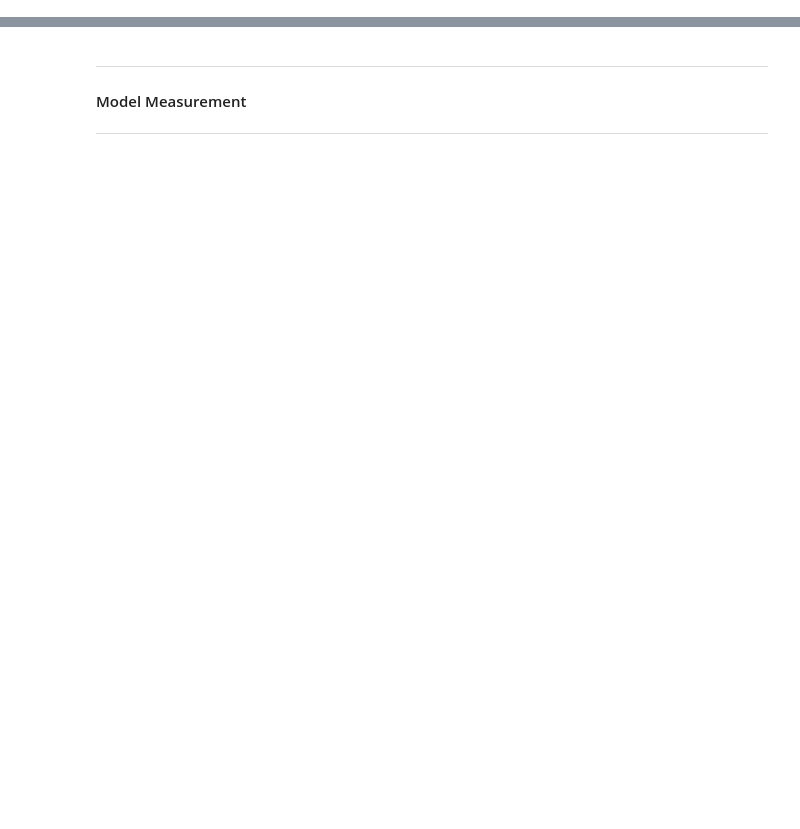
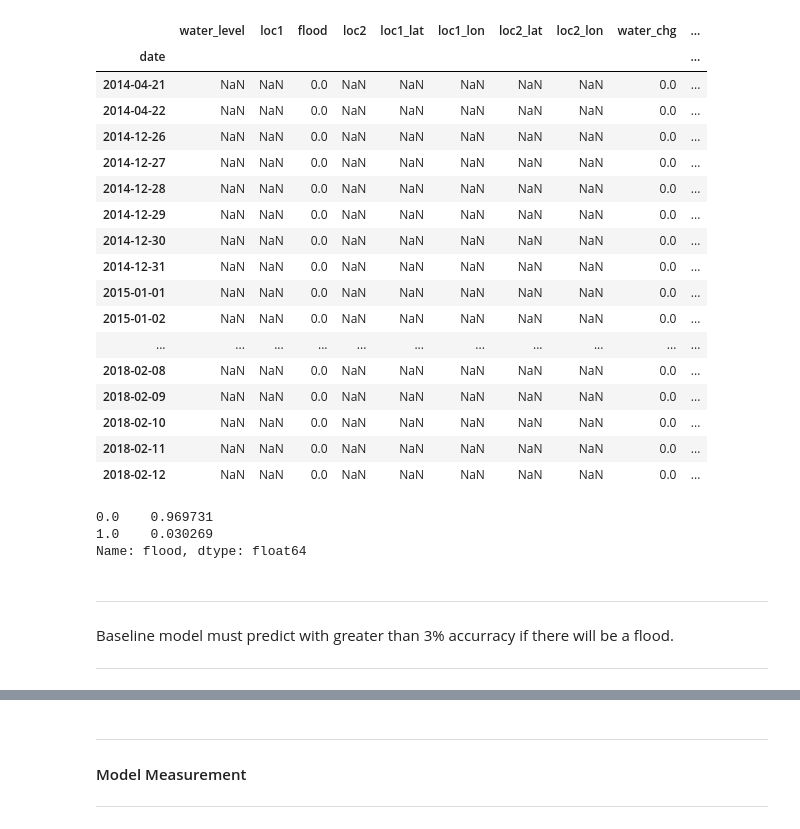
Before and after one commit to maxwiedmann/DSI_project_5__ee_water_levels, a Jupyter notebook: main.ipynb, the cells around one changed output, grey strips where cells are left out. Drawn from its saved outputs; the diff is of its cells as text; code cells hidden in the pictures; blank space fills up the shorter version.

Commit message:
model

```diff
--- a/main.ipynb
+++ b/main.ipynb
@@ -336,0 +164,6 @@ print(f"Our preliminary model will predict flood occurrence with {round((lr.scor
+# %%
+df = pd.merge(water, storm_df, left_on = water.index, right_on= storm_df['date'], right_index=False, how = 'left')
+df.drop(axis = 1, columns = ['date'], inplace = True)
+df.rename(columns = {'key_0':'date'},inplace = True)
+df.set_index('date',inplace = True)
+df.head()
@@ -336,0 +178,3 @@ print(f"Our preliminary model will predict flood occurrence with {round((lr.scor
+# %%
+# Impute NaN with 30 rolling avg
+df['water_level'].fillna(df["water_level"].rolling(min_periods=1, center=True, window=30).mean(), inplace = True)
@@ -336,0 +183,2 @@ print(f"Our preliminary model will predict flood occurrence with {round((lr.scor
+# %%
+df['flood'].replace(np.nan, 0, inplace=True)
@@ -336,0 +202,5 @@ print(f"Our preliminary model will predict flood occurrence with {round((lr.scor
+# %%
+df['water_chg'] = df['water_level'].diff()
+df['water_chg'].replace(np.nan, 0, inplace=True)
+df['water_pct_chg'] = df['water_level'].pct_change()
+df['water_pct_chg'].replace(np.nan, 0, inplace=True)
@@ -336,0 +227,32 @@ print(f"Our preliminary model will predict flood occurrence with {round((lr.scor
+# %%
+df[df['water_level'].isnull()==True]
+# %% [output]
+|  | water_level | loc1 | flood | loc2 | loc1_lat | loc1_lon | loc2_lat | loc2_lon | water_chg | ... |
+| date |  |  |  |  |  |  |  |  |  | ... |
+| 2014-04-21 | NaN | NaN | 0.0 | NaN | NaN | NaN | NaN | NaN | 0.0 | ... |
+| 2014-04-22 | NaN | NaN | 0.0 | NaN | NaN | NaN | NaN | NaN | 0.0 | ... |
+| 2014-12-26 | NaN | NaN | 0.0 | NaN | NaN | NaN | NaN | NaN | 0.0 | ... |
+| 2014-12-27 | NaN | NaN | 0.0 | NaN | NaN | NaN | NaN | NaN | 0.0 | ... |
+| 2014-12-28 | NaN | NaN | 0.0 | NaN | NaN | NaN | NaN | NaN | 0.0 | ... |
+| 2014-12-29 | NaN | NaN | 0.0 | NaN | NaN | NaN | NaN | NaN | 0.0 | ... |
+| 2014-12-30 | NaN | NaN | 0.0 | NaN | NaN | NaN | NaN | NaN | 0.0 | ... |
+| 2014-12-31 | NaN | NaN | 0.0 | NaN | NaN | NaN | NaN | NaN | 0.0 | ... |
+| 2015-01-01 | NaN | NaN | 0.0 | NaN | NaN | NaN | NaN | NaN | 0.0 | ... |
+| 2015-01-02 | NaN | NaN | 0.0 | NaN | NaN | NaN | NaN | NaN | 0.0 | ... |
+| ... | ... | ... | ... | ... | ... | ... | ... | ... | ... | ... |
+| 2018-02-08 | NaN | NaN | 0.0 | NaN | NaN | NaN | NaN | NaN | 0.0 | ... |
+| 2018-02-09 | NaN | NaN | 0.0 | NaN | NaN | NaN | NaN | NaN | 0.0 | ... |
+| 2018-02-10 | NaN | NaN | 0.0 | NaN | NaN | NaN | NaN | NaN | 0.0 | ... |
+| 2018-02-11 | NaN | NaN | 0.0 | NaN | NaN | NaN | NaN | NaN | 0.0 | ... |
+| 2018-02-12 | NaN | NaN | 0.0 | NaN | NaN | NaN | NaN | NaN | 0.0 | ... |
+# %%
+df['flood'].value_counts(normalize = True)
+# %% [output]
+0.0    0.969731
+1.0    0.030269
+Name: flood, dtype: float64
+# %% [markdown]
+---
+Baseline model must predict with greater than 3% accurracy if there will be a flood.
+
+---
```
Also changed, not shown: parts of 41 cells of this notebook, 4 other files.
